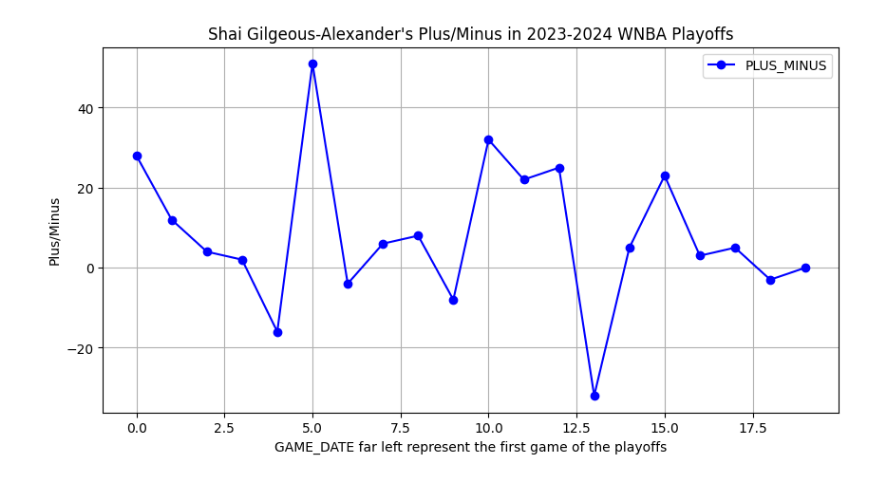
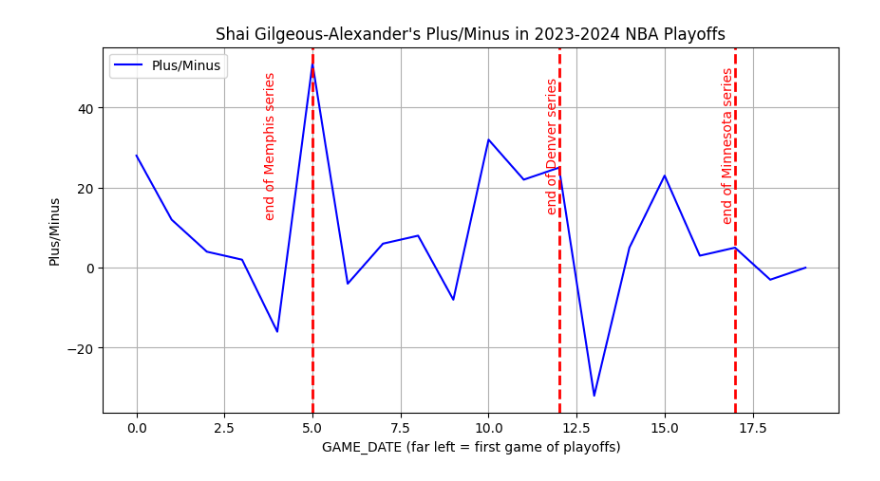
Before and after one commit to ozboz11/proje1, a Jupyter notebook: pyballl1.ipynb, the cells around one changed output. Cells and saved outputs as stored; diff of their text form; code cells hidden in the pictures.

Commit message:
player class

```diff
--- a/pyballl1.ipynb
+++ b/pyballl1.ipynb
@@ -27,20 +27,43 @@ season_df = pd.DataFrame(franchises.data["LeagueGameLog"])
 # %%
 season_df['GAME_DATE'] = pd.to_datetime(season_df['GAME_DATE'])
 # %%
-season_df[season_df.PLAYER_NAME.str.contains("Shai")].sort_values(by = "GAME_DATE")["PLUS_MINUS"].reset_index(drop=True).plot(
-marker ='o',
-title="Shai Gilgeous-Alexander's Plus/Minus in 2023-2024 WNBA Playoffs",
-xlabel='GAME_DATE far left represent the first game of the playoffs',
-ylabel="Plus/Minus",
-figsize=(10, 5),
-grid=True,
-legend=True,
-style='-o',
-color='blue',
+import matplotlib.pyplot as plt
 
-x_compat=True,
+# Filter and prepare the data
+shai_df = season_df[season_df.PLAYER_NAME.str.contains("Shai")]
+shai_df = shai_df.sort_values(by="GAME_DATE")
+plus_minus_series = shai_df["PLUS_MINUS"].reset_index(drop=True)
 
-)
+# Create the plot
+plt.figure(figsize=(10, 5))
+plt.plot(plus_minus_series, linestyle='-', color='blue', label="Plus/Minus")
+
+# Add plot details
+plt.title("Shai Gilgeous-Alexander's Plus/Minus in 2023-2024 NBA Playoffs")
+plt.xlabel("GAME_DATE (far left = first game of playoffs)")
+plt.ylabel("Plus/Minus")
+plt.grid(True)
+plt.legend()
+
+# Add vertical line at index 5
+plt.axvline(x=5, color='red', linestyle='--', linewidth=2)
+plt.text(4, plus_minus_series.max() * 0.6, 'end of Memphis series', color='red', rotation=90,
+         verticalalignment='center', horizontalalignment='right')
+
+
+plt.axvline(x=12, color='red', linestyle='--', linewidth=2)
+plt.text(12, plus_minus_series.max() * 0.6, 'end of Denver series', color='red', rotation=90,
+         verticalalignment='center', horizontalalignment='right')
+
+
+
+
+
+plt.axvline(x=17, color='red', linestyle='--', linewidth=2)
+plt.text(17, plus_minus_series.max() * 0.6, 'end of Minnesota series', color='red', rotation=90,
+         verticalalignment='center', horizontalalignment='right')
+
+# Show the plot
 plt.show()
 # %% [output]
-[figure, old version]
+[figure, new version]
```
Also changed, not shown: parts of 1 cell of this notebook.
